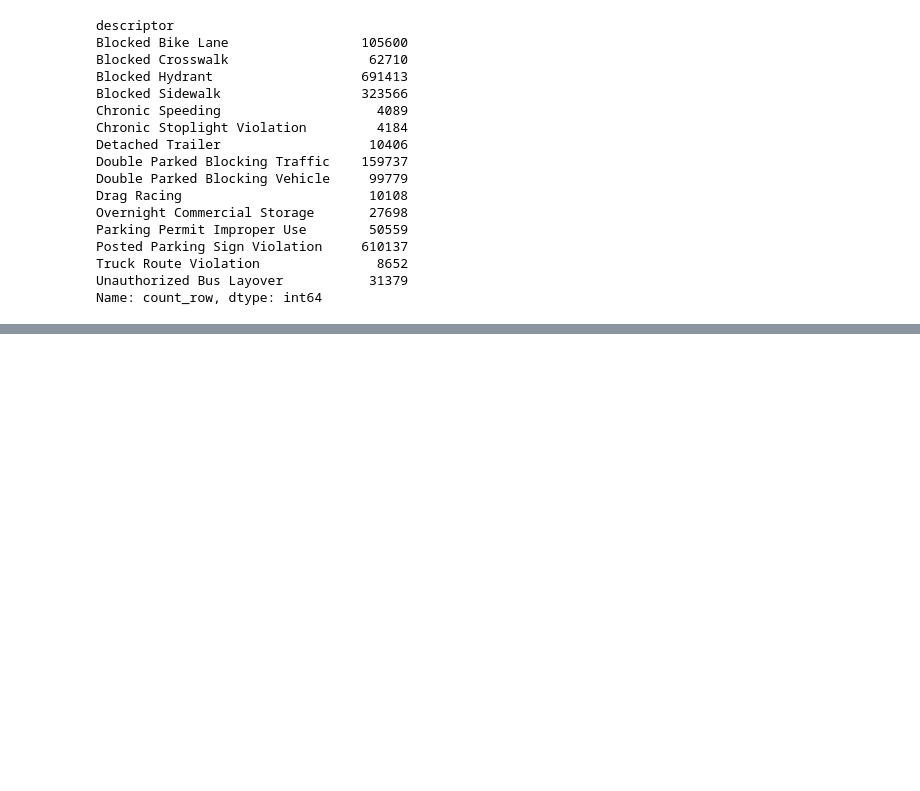
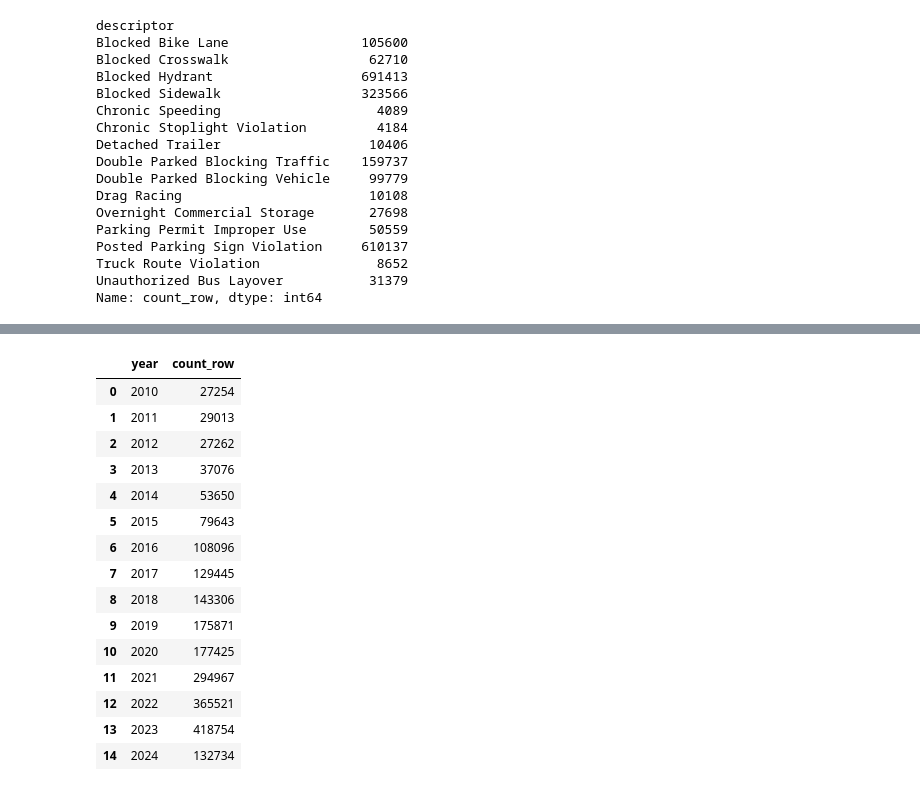
Before and after one commit to ssigman1/group4-nypd, a Jupyter notebook: Notebooks/group4_SavannahSigman.ipynb, the cells around one changed output, grey strips where cells are left out. Saved outputs shown, nothing was run; the diff lists cells and outputs as text; code cells hidden in the pictures; blank space fills up the shorter version.

```diff
--- a/Notebooks/group4_SavannahSigman.ipynb
+++ b/Notebooks/group4_SavannahSigman.ipynb
@@ -261,0 +336,19 @@ dm.groupby('descriptor').first()
+# %%
+total_per_year.head(20)
+# %% [output]
+|  | year | count_row |
+| 0 | 2010 | 27254 |
+| 1 | 2011 | 29013 |
+| 2 | 2012 | 27262 |
+| 3 | 2013 | 37076 |
+| 4 | 2014 | 53650 |
+| 5 | 2015 | 79643 |
+| 6 | 2016 | 108096 |
+| 7 | 2017 | 129445 |
+| 8 | 2018 | 143306 |
+| 9 | 2019 | 175871 |
+| 10 | 2020 | 177425 |
+| 11 | 2021 | 294967 |
+| 12 | 2022 | 365521 |
+| 13 | 2023 | 418754 |
+| 14 | 2024 | 132734 |
```
Also changed, not shown: parts of 19 cells of this notebook.
